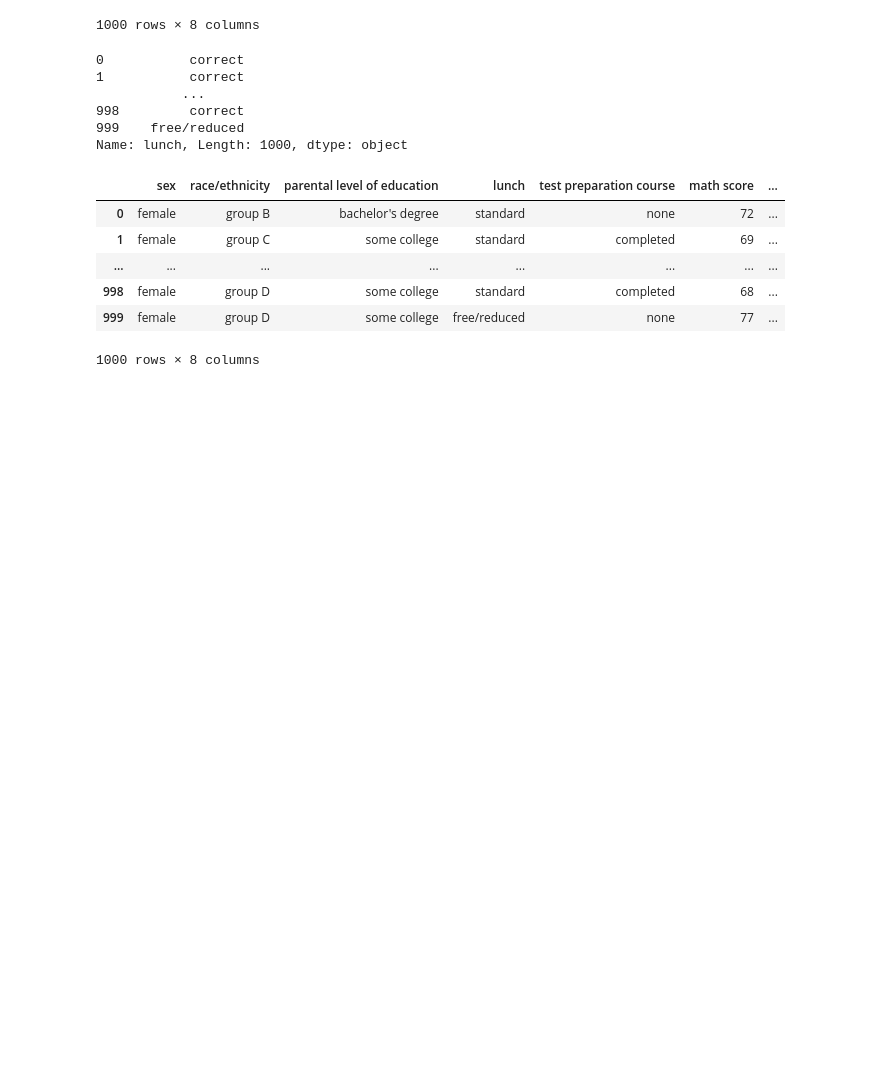
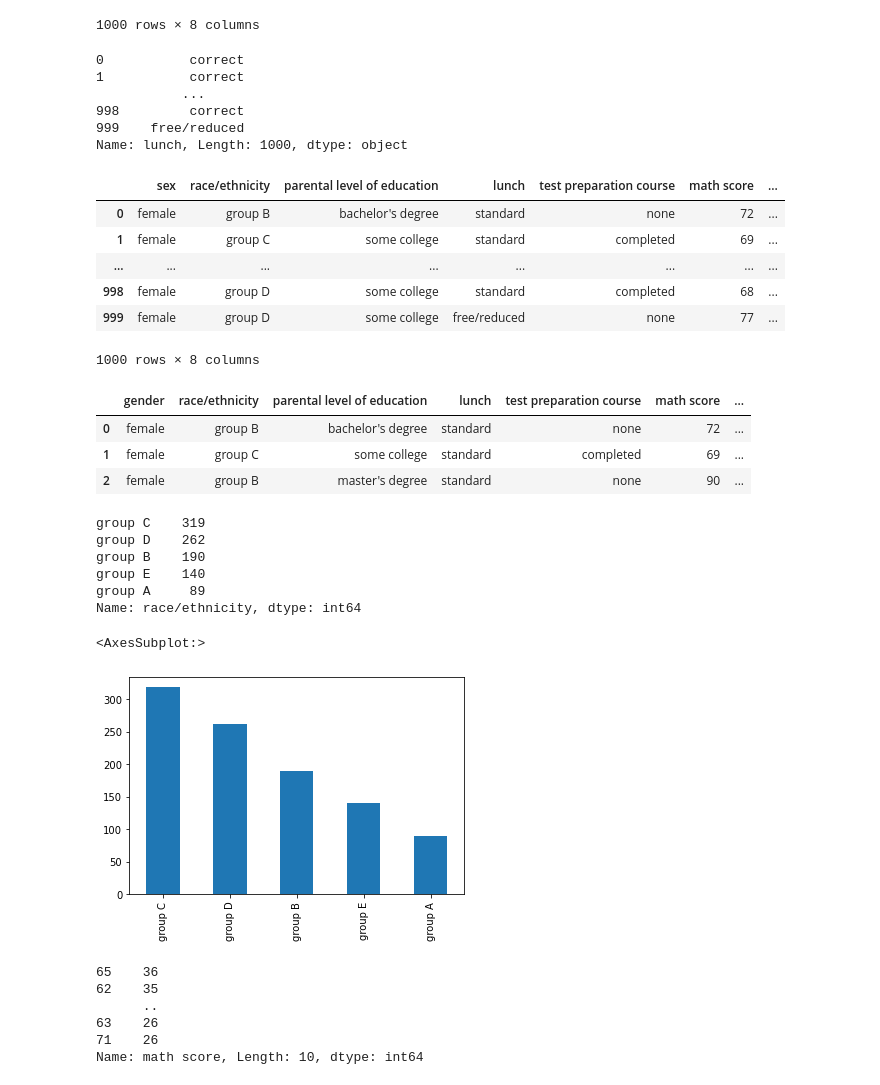
Before and after one commit to Toyinmoro/Assignment, a Jupyter notebook: Pandas Tutorial (Moronfolu Toyin).ipynb, the cells around one changed output. Cells and saved outputs as stored; diff of their text form; code cells hidden in the pictures; blank space fills up the shorter version.

```diff
--- a/Pandas Tutorial (Moronfolu Toyin).ipynb
+++ b/Pandas Tutorial (Moronfolu Toyin).ipynb
@@ -184,3 +187,25 @@ Student_Performance.rename(columns={'gender':'sex'})
 | 998 | female | group D | some college | standard | completed | 68 | ... |
 | 999 | female | group D | some college | free/reduced | none | 77 | ... |
 1000 rows × 8 columns
+# %%
+Student_Performance.head(3)
+# %% [output]
+|  | gender | race/ethnicity | parental level of education | lunch | test preparation course | math score | ... |
+| 0 | female | group B | bachelor's degree | standard | none | 72 | ... |
+| 1 | female | group C | some college | standard | completed | 69 | ... |
+| 2 | female | group B | master's degree | standard | none | 90 | ... |
+# %%
+Student_Performance['race/ethnicity'].value_counts().head(10)
+# %% [output]
+group C    319
+group D    262
+group B    190
+group E    140
+group A     89
+Name: race/ethnicity, dtype: int64
+# %%
+#Bar chart
+Student_Performance['race/ethnicity'].value_counts().head(10).plot.bar()
+# %% [output]
+<AxesSubplot:>
+[figure, added]
@@ -186,0 +214,9 @@ Student_Performance.rename(columns={'gender':'sex'})
+# %%
+Student_Performance['math score'].value_counts().head(10)
+# %% [output]
+65    36
+62    35
+      ..
+63    26
+71    26
+Name: math score, Length: 10, dtype: int64
```
Also changed, not shown: parts of 12 cells of this notebook.
